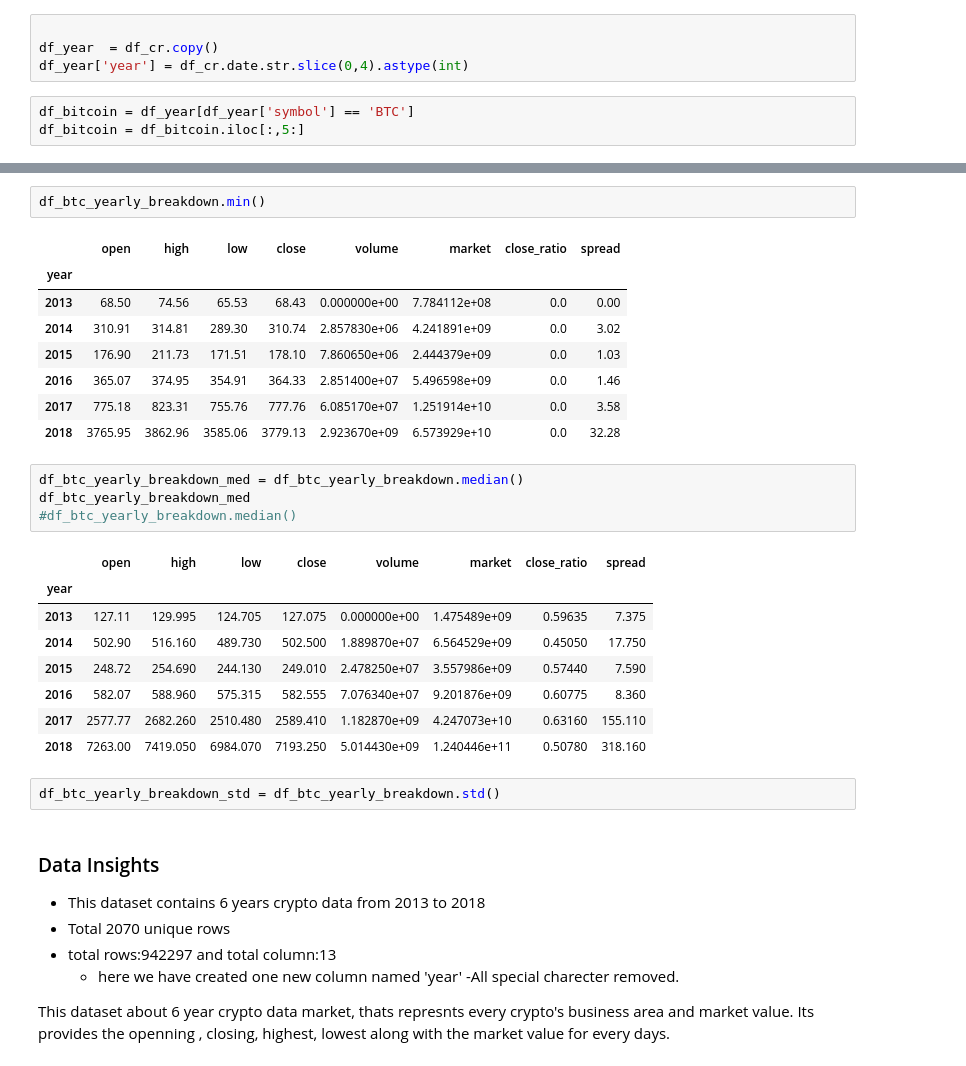
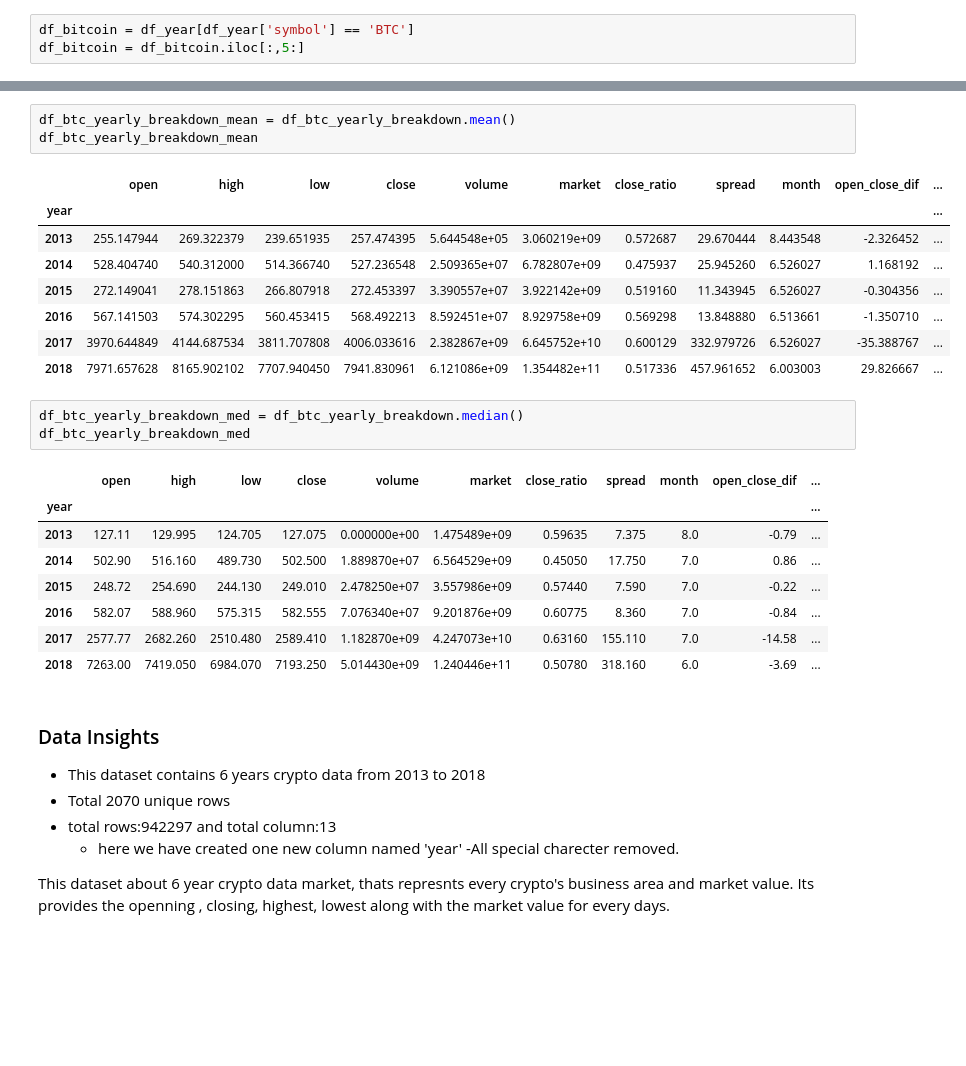
Before and after one commit to anupghosh-git/crypto-markets-data-analysis, a Jupyter notebook: Crypto-markets-data-analysis.ipynb, the cells around one changed output, grey strips where cells are left out. Cells and saved outputs as stored; diff of their text form; blank space fills up the shorter version.

```diff
--- a/Crypto-markets-data-analysis.ipynb
+++ b/Crypto-markets-data-analysis.ipynb
@@ -257,9 +329,5 @@ df_yearly_breakdown_med = df_yearly_breakdown.median()
 # %% [markdown]
 #### Bitcoin analysis
-# %%
-
-df_year  = df_cr.copy()
-df_year['year'] = df_cr.date.str.slice(0,4).astype(int)
 # %%
 df_bitcoin = df_year[df_year['symbol'] == 'BTC']
 df_bitcoin = df_bitcoin.iloc[:,5:]
@@ -278,29 +336,27 @@ df_btc_yearly_breakdown.max()
 # %%
-df_btc_yearly_breakdown.min()
+df_btc_yearly_breakdown_mean = df_btc_yearly_breakdown.mean()
+df_btc_yearly_breakdown_mean
 # %% [output]
-|  | open | high | low | close | volume | market | close_ratio | spread |
-| year |  |  |  |  |  |  |  |  |
-| 2013 | 68.50 | 74.56 | 65.53 | 68.43 | 0.000000e+00 | 7.784112e+08 | 0.0 | 0.00 |
-| 2014 | 310.91 | 314.81 | 289.30 | 310.74 | 2.857830e+06 | 4.241891e+09 | 0.0 | 3.02 |
-| 2015 | 176.90 | 211.73 | 171.51 | 178.10 | 7.860650e+06 | 2.444379e+09 | 0.0 | 1.03 |
-| 2016 | 365.07 | 374.95 | 354.91 | 364.33 | 2.851400e+07 | 5.496598e+09 | 0.0 | 1.46 |
-| 2017 | 775.18 | 823.31 | 755.76 | 777.76 | 6.085170e+07 | 1.251914e+10 | 0.0 | 3.58 |
-| 2018 | 3765.95 | 3862.96 | 3585.06 | 3779.13 | 2.923670e+09 | 6.573929e+10 | 0.0 | 32.28 |
+|  | open | high | low | close | volume | market | close_ratio | spread | month | open_close_dif | ... |
+| year |  |  |  |  |  |  |  |  |  |  | ... |
+| 2013 | 255.147944 | 269.322379 | 239.651935 | 257.474395 | 5.644548e+05 | 3.060219e+09 | 0.572687 | 29.670444 | 8.443548 | -2.326452 | ... |
+| 2014 | 528.404740 | 540.312000 | 514.366740 | 527.236548 | 2.509365e+07 | 6.782807e+09 | 0.475937 | 25.945260 | 6.526027 | 1.168192 | ... |
+| 2015 | 272.149041 | 278.151863 | 266.807918 | 272.453397 | 3.390557e+07 | 3.922142e+09 | 0.519160 | 11.343945 | 6.526027 | -0.304356 | ... |
+| 2016 | 567.141503 | 574.302295 | 560.453415 | 568.492213 | 8.592451e+07 | 8.929758e+09 | 0.569298 | 13.848880 | 6.513661 | -1.350710 | ... |
+| 2017 | 3970.644849 | 4144.687534 | 3811.707808 | 4006.033616 | 2.382867e+09 | 6.645752e+10 | 0.600129 | 332.979726 | 6.526027 | -35.388767 | ... |
+| 2018 | 7971.657628 | 8165.902102 | 7707.940450 | 7941.830961 | 6.121086e+09 | 1.354482e+11 | 0.517336 | 457.961652 | 6.003003 | 29.826667 | ... |
 # %%
 df_btc_yearly_breakdown_med = df_btc_yearly_breakdown.median()
 df_btc_yearly_breakdown_med
-#df_btc_yearly_breakdown.median()
 # %% [output]
-|  | open | high | low | close | volume | market | close_ratio | spread |
-| year |  |  |  |  |  |  |  |  |
-| 2013 | 127.11 | 129.995 | 124.705 | 127.075 | 0.000000e+00 | 1.475489e+09 | 0.59635 | 7.375 |
-| 2014 | 502.90 | 516.160 | 489.730 | 502.500 | 1.889870e+07 | 6.564529e+09 | 0.45050 | 17.750 |
-| 2015 | 248.72 | 254.690 | 244.130 | 249.010 | 2.478250e+07 | 3.557986e+09 | 0.57440 | 7.590 |
-| 2016 | 582.07 | 588.960 | 575.315 | 582.555 | 7.076340e+07 | 9.201876e+09 | 0.60775 | 8.360 |
-| 2017 | 2577.77 | 2682.260 | 2510.480 | 2589.410 | 1.182870e+09 | 4.247073e+10 | 0.63160 | 155.110 |
-| 2018 | 7263.00 | 7419.050 | 6984.070 | 7193.250 | 5.014430e+09 | 1.240446e+11 | 0.50780 | 318.160 |
+|  | open | high | low | close | volume | market | close_ratio | spread | month | open_close_dif | ... |
+| year |  |  |  |  |  |  |  |  |  |  | ... |
+| 2013 | 127.11 | 129.995 | 124.705 | 127.075 | 0.000000e+00 | 1.475489e+09 | 0.59635 | 7.375 | 8.0 | -0.79 | ... |
+| 2014 | 502.90 | 516.160 | 489.730 | 502.500 | 1.889870e+07 | 6.564529e+09 | 0.45050 | 17.750 | 7.0 | 0.86 | ... |
+| 2015 | 248.72 | 254.690 | 244.130 | 249.010 | 2.478250e+07 | 3.557986e+09 | 0.57440 | 7.590 | 7.0 | -0.22 | ... |
+| 2016 | 582.07 | 588.960 | 575.315 | 582.555 | 7.076340e+07 | 9.201876e+09 | 0.60775 | 8.360 | 7.0 | -0.84 | ... |
+| 2017 | 2577.77 | 2682.260 | 2510.480 | 2589.410 | 1.182870e+09 | 4.247073e+10 | 0.63160 | 155.110 | 7.0 | -14.58 | ... |
+| 2018 | 7263.00 | 7419.050 | 6984.070 | 7193.250 | 5.014430e+09 | 1.240446e+11 | 0.50780 | 318.160 | 6.0 | -3.69 | ... |
-# %%
-df_btc_yearly_breakdown_std = df_btc_yearly_breakdown.std()
 # %% [markdown]
 ### Data Insights
 
```
Also changed, not shown: parts of 8 cells of this notebook.
